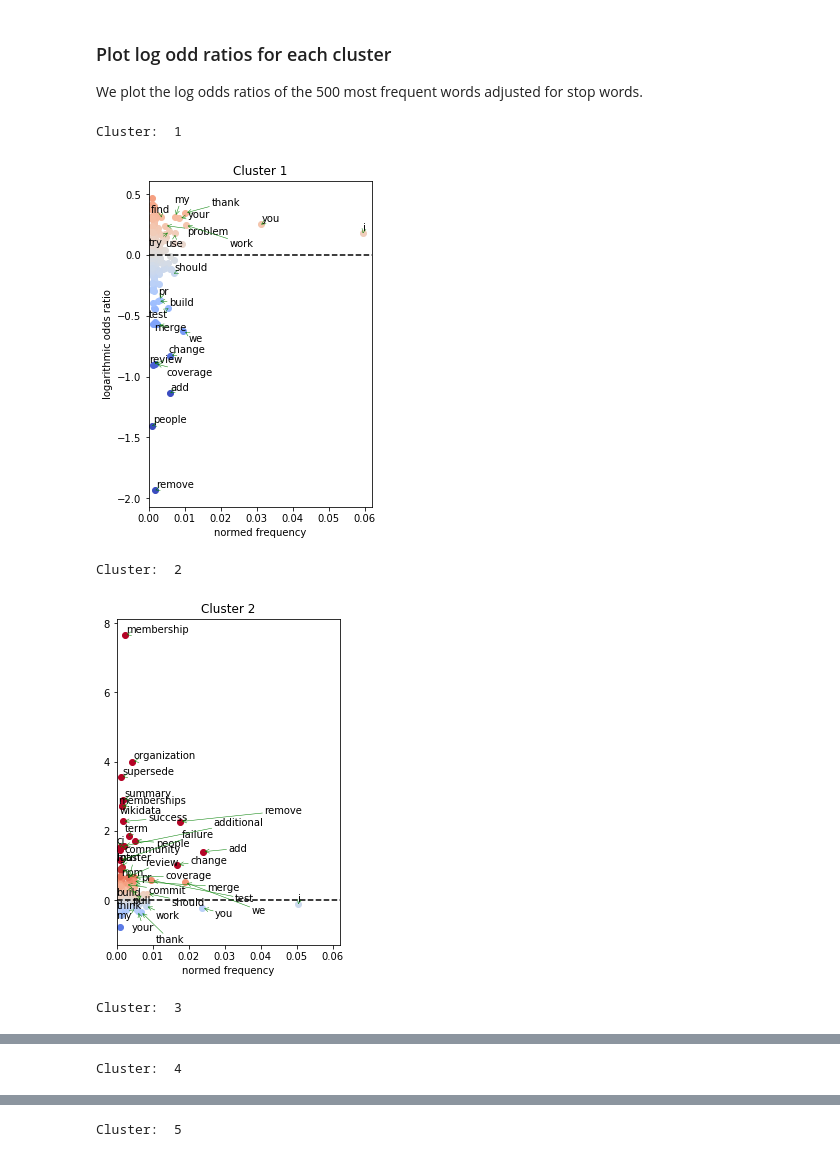
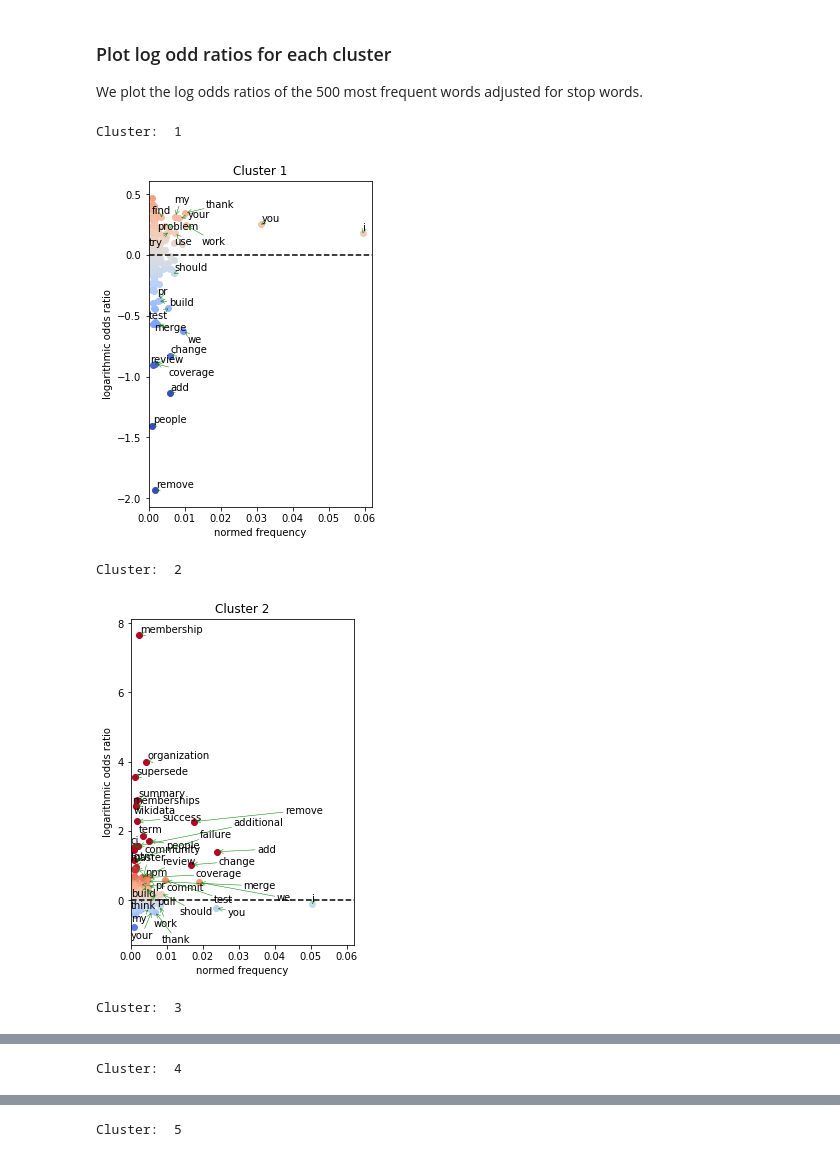
Before and after one commit to nikozoe/topology-github, a Jupyter notebook: make_nlp_plots_for_typology_paper.ipynb, the cells around one changed output, grey strips where cells are left out. Cells and saved outputs as stored; diff of their text form; code cells hidden in the pictures.

```diff
--- a/make_nlp_plots_for_typology_paper.ipynb
+++ b/make_nlp_plots_for_typology_paper.ipynb
@@ -9,8 +9,8 @@ from adjustText import adjust_text
 ### load preprocessed word frequencies
 On a per cluster basis we collected issue comments for projects, preprocessed them and created dictionaries with word frequencies in a separate script.
 # %%
-sorted_word_dicts = pickle.load(open("sorted_wordfrequencies.p", "rb"))
-freq_dicts = pickle.load(open("freq_dicts.p", "rb"))
+sorted_word_dicts = pickle.load(open("data/sorted_wordfrequencies.p", "rb"))
+freq_dicts = pickle.load(open("data/freq_dicts.p", "rb"))
 # %% [markdown]
 Function to calcualte log-odds ratio
 # %%
@@ -63,31 +63,30 @@ We plot the log odds ratios of the 500 most frequent words adjusted for stop wor
 # %%
 for i in range(5):
     print("Cluster: ", i+1)
     fig, ax = plt.subplots(figsize=(4,6))
     #ax.set_ylim([0,10])
     texts = []
     for token in sorted_word_dicts[i][:500]:
         try:
             res = odds(token[0], i)
             if res != False:
                 if res[1]> 0.0008:
                     ax.scatter(res[1], res[0], c=np.array([scalarMap.to_rgba(helper_cmap(res[0]))]))
                     if res[0]*res[1] > 0.001 or res[0]*res[1]<-0.001:
                         texts.append(plt.text(res[1], res[0], token[0], ha='center', va='center'))
         except:
             pass
 
     plt.xlabel("normed frequency")
-    if i==0:
-        plt.ylabel("logarithmic odds ratio")
+    plt.ylabel("logarithmic odds ratio")
     ax.set_title("Cluster " + str(i+1))
     plt.axhline(0, color='black', linestyle="--")
     ax.set_xlim([0,0.062])
     adjust_text(texts, arrowprops=dict(arrowstyle='->', color='green', lw=0.5))
     plt.show()
 # %% [output]
 Cluster:  1
-[figure, old version]
+[figure, new version]
 Cluster:  2
-[figure, old version]
+[figure, new version]
 Cluster:  3
```
Also changed, not shown: parts of 1 cell of this notebook, 8 other files.
